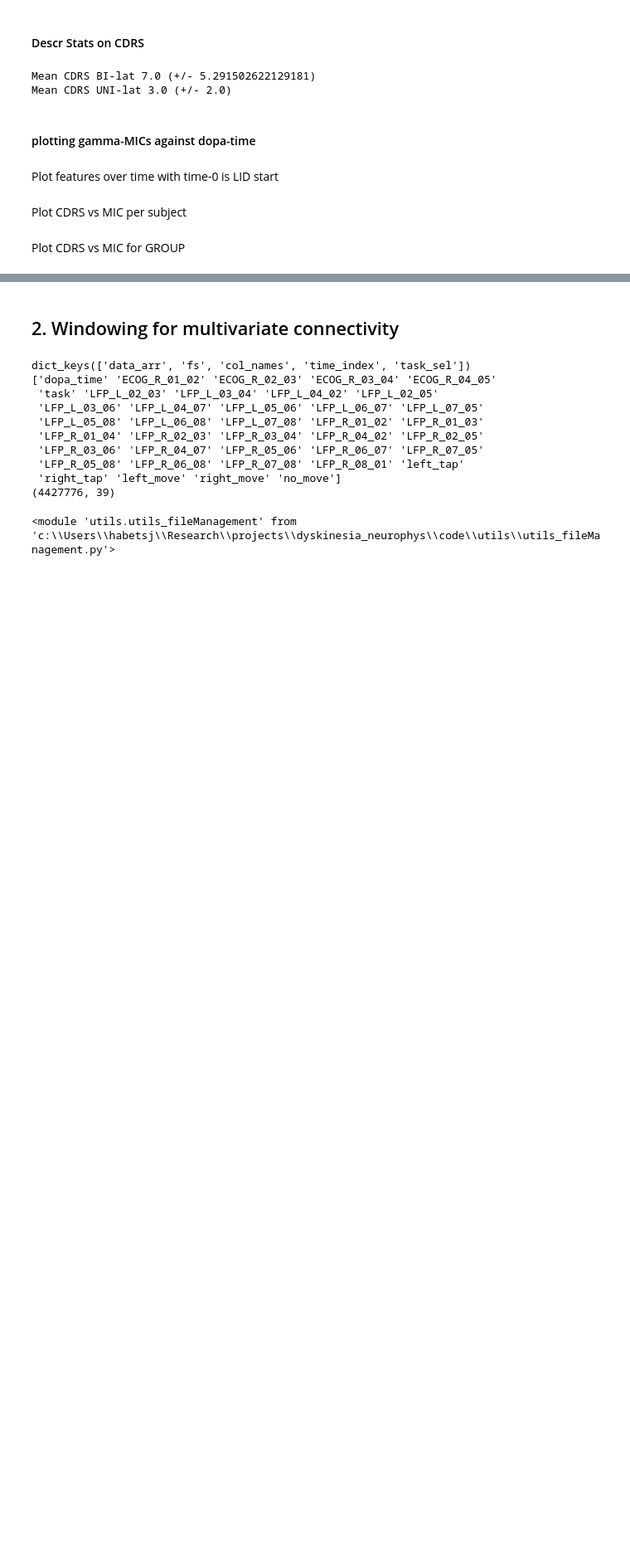
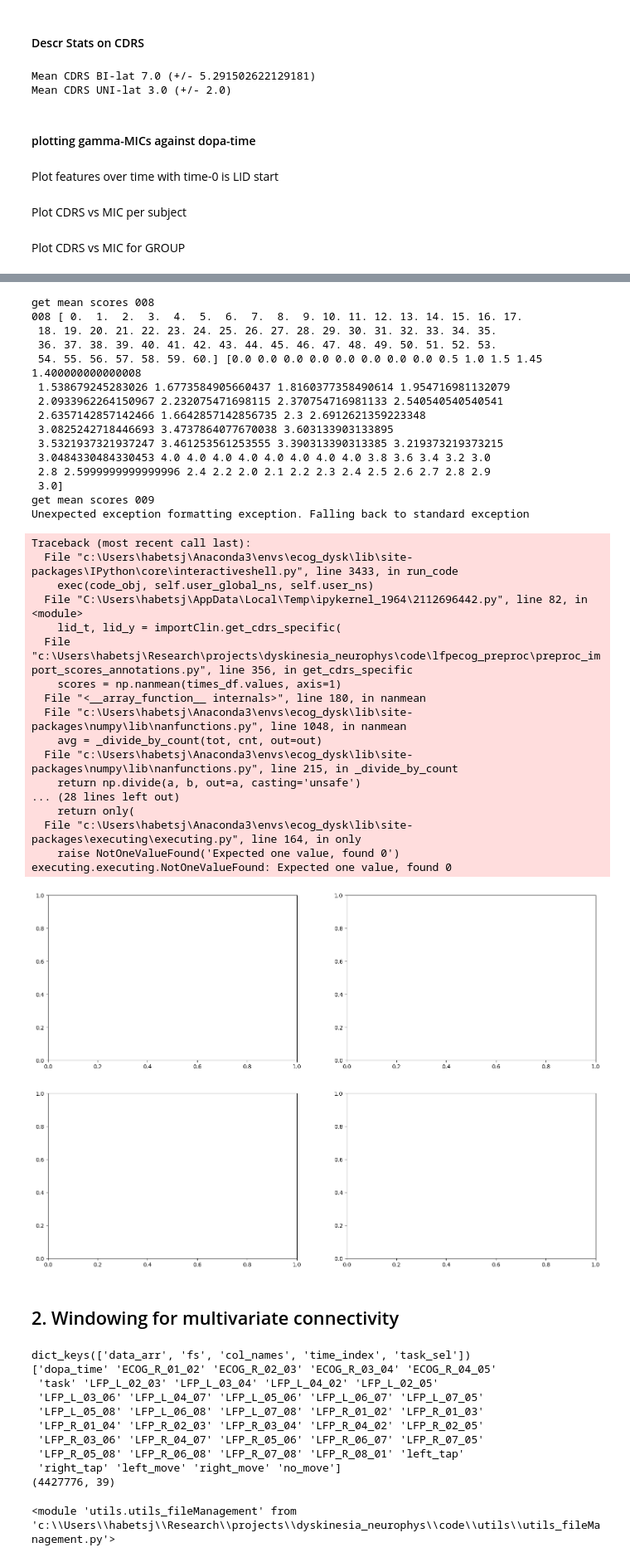
Before and after one commit to jgvhabets/dyskinesia_neurophys, a Jupyter notebook: code/notebooks/dysk_feature_extraction.ipynb, the cells around one changed output, grey strips where cells are left out. Shown: that part at 83% size. Cells and saved outputs as stored; diff of their text form; code cells hidden in the pictures; blank space fills up the shorter version.

Commit message:
added interpolated mean of cdrs raters

```diff
--- a/code/notebooks/dysk_feature_extraction.ipynb
+++ b/code/notebooks/dysk_feature_extraction.ipynb
@@ -411,19 +450,20 @@ Plot CDRS vs MIC for GROUP
 # %%
 importlib.reload(accDerivs)
 importlib.reload(importResults)
+importlib.reload(importClin)
 
 
 subs_to_plot = [
     '008', '009', '010', '012',
-    '013', '014', '016']
+    '013', '014', '016', '017']
 freqBand = 'mid-gamma'
 plot_subs_diff_color = True
 tasks_to_plot = ['rest', 'tap']  # 'both',
 select_contraEcogTaps = True
 task = 'both'
-save_plot=True
-show_plot=False
-figname=f'group_LID_vs_MIC_POSTER'
+save_plot=False
+show_plot=True
+figname=f'group_LID_vs_MIC_IBAGS'
 
 
 # sets of freqBand ranges
@@ -450,6 +490,7 @@ fig, axes = plt.subplots(
 
 prop_cycle = plt.rcParams['axes.prop_cycle']
 std_colors = prop_cycle.by_key()['color']
+std_colors = list(get_colors().values())  # adjusted colors
 if len(subs_to_plot) > len(std_colors):
     raise ValueError('NOT ENOUGH COLORS SPECIFIED')
 
@@ -489,7 +530,7 @@ for i_t, task in enumerate(tasks_to_plot):
     for s, sub in enumerate(subs_to_plot):
 
         lid_t, lid_y = importClin.get_cdrs_specific(
-            sub=sub, side='contralat ecog'
+            sub=sub, side='contralat ecog', rater='Mean',
         )
         gamma_y = np.mean(
             mics[task][sub].values[:, peak_i[sub]-1:peak_i[sub]+2],
@@ -499,7 +540,7 @@ for i_t, task in enumerate(tasks_to_plot):
         # find nearest index LID score for gamma times
         closest_lid_idx = [np.argmin(abs(lid_t - t)) for t in gamma_t]
         # get nearest LID score for gamma times
-        gamma_lid = lid_y.values[closest_lid_idx]
+        gamma_lid = lid_y[closest_lid_idx]
 
         all_lid_scores.extend(gamma_lid)
         all_y_values.extend(gamma_y)
@@ -586,34 +627,68 @@ for i_t, task in enumerate(tasks_to_plot):
         'abs Max Imag Coh (a.u.)', fontsize=fs,)
     axes[i_t, 1].set_xlabel(
         'contralat LID (CDRS)', fontsize=fs,)
     axes[i_t, 1].tick_params(labelsize=fs, axis='both', size=fs)
     # add GRAND MEAN statistic in title
     r, p = pearsonr(all_lid_scores, all_y_values)
     ax_title = (f"Overall Pearson's R = {np.round(r, 3)}, "
         f"(p = {np.round(p, 4)})")
     axes[i_t, 1].set_title(ax_title, fontsize=fs + 2)
     axes[i_t, 1].set_ylim(0, 1)
 
 # plt.suptitle(
 #     f'L-DOPA induced Dyskinesia vs {freqBand} Cortico-STN-Coherence\n'
 #     f'(individual peak in {peak_range[0]} - {peak_range[1]} Hz)\n',
 #     size=fs + 4, x=.5, y=.98)
 # plt.legend(frameon=False, fontsize=fs, ncol=4,
 #         bbox_to_anchor=[.1, 1.05], loc='lower left',)
 plt.tight_layout()
 
 if plot_subs_diff_color: figname += '_subCols'
 
 if save_plot:
     plt.savefig(
         os.path.join(
             get_project_path('figures'), 'ft_exploration',
-            data_version, 'mvc', 'group_level', figname
+            data_version, 'mvc', 'ibags23', figname
         ),
         facecolor='w', dpi=300,
     )
 if show_plot: plt.show()
 else: plt.close()
+# %% [output]
+get mean scores 008
+008 [ 0.  1.  2.  3.  4.  5.  6.  7.  8.  9. 10. 11. 12. 13. 14. 15. 16. 17.
+ 18. 19. 20. 21. 22. 23. 24. 25. 26. 27. 28. 29. 30. 31. 32. 33. 34. 35.
+ 36. 37. 38. 39. 40. 41. 42. 43. 44. 45. 46. 47. 48. 49. 50. 51. 52. 53.
+ 54. 55. 56. 57. 58. 59. 60.] [0.0 0.0 0.0 0.0 0.0 0.0 0.0 0.0 0.5 1.0 1.5 1.45 1.400000000000008
+ 1.538679245283026 1.6773584905660437 1.8160377358490614 1.954716981132079
+ 2.0933962264150967 2.232075471698115 2.370754716981133 2.540540540540541
+ 2.6357142857142466 1.6642857142856735 2.3 2.6912621359223348
+ 3.0825242718446693 3.4737864077670038 3.603133903133895
+ 3.5321937321937247 3.461253561253555 3.390313390313385 3.219373219373215
+ 3.0484330484330453 4.0 4.0 4.0 4.0 4.0 4.0 4.0 4.0 3.8 3.6 3.4 3.2 3.0
+ 2.8 2.5999999999999996 2.4 2.2 2.0 2.1 2.2 2.3 2.4 2.5 2.6 2.7 2.8 2.9
+ 3.0]
+get mean scores 009
+Unexpected exception formatting exception. Falling back to standard exception
+Traceback (most recent call last):
+  File "c:\Users\habetsj\Anaconda3\envs\ecog_dysk\lib\site-packages\IPython\core\interactiveshell.py", line 3433, in run_code
+    exec(code_obj, self.user_global_ns, self.user_ns)
+  File "C:\Users\habetsj\AppData\Local\Temp\ipykernel_1964\2112696442.py", line 82, in <module>
+    lid_t, lid_y = importClin.get_cdrs_specific(
+  File "c:\Users\habetsj\Research\projects\dyskinesia_neurophys\code\lfpecog_preproc\preproc_import_scores_annotations.py", line 356, in get_cdrs_specific
+    scores = np.nanmean(times_df.values, axis=1)
+  File "<__array_function__ internals>", line 180, in nanmean
+  File "c:\Users\habetsj\Anaconda3\envs\ecog_dysk\lib\site-packages\numpy\lib\nanfunctions.py", line 1048, in nanmean
+    avg = _divide_by_count(tot, cnt, out=out)
+  File "c:\Users\habetsj\Anaconda3\envs\ecog_dysk\lib\site-packages\numpy\lib\nanfunctions.py", line 215, in _divide_by_count
+    return np.divide(a, b, out=a, casting='unsafe')
+... (28 lines left out)
+    return only(
+  File "c:\Users\habetsj\Anaconda3\envs\ecog_dysk\lib\site-packages\executing\executing.py", line 164, in only
+    raise NotOneValueFound('Expected one value, found 0')
+executing.executing.NotOneValueFound: Expected one value, found 0
+[figure, added]
 # %% [markdown]
 ## 2. Windowing for multivariate connectivity
 # %%
```
Also changed, not shown: parts of 2 cells of this notebook, 1 other file.
